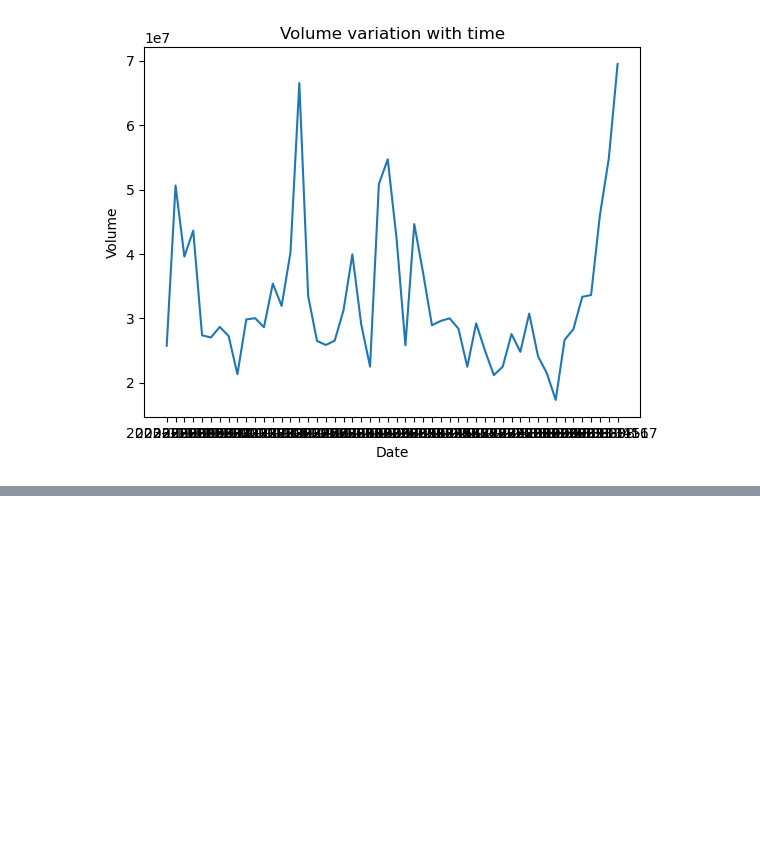
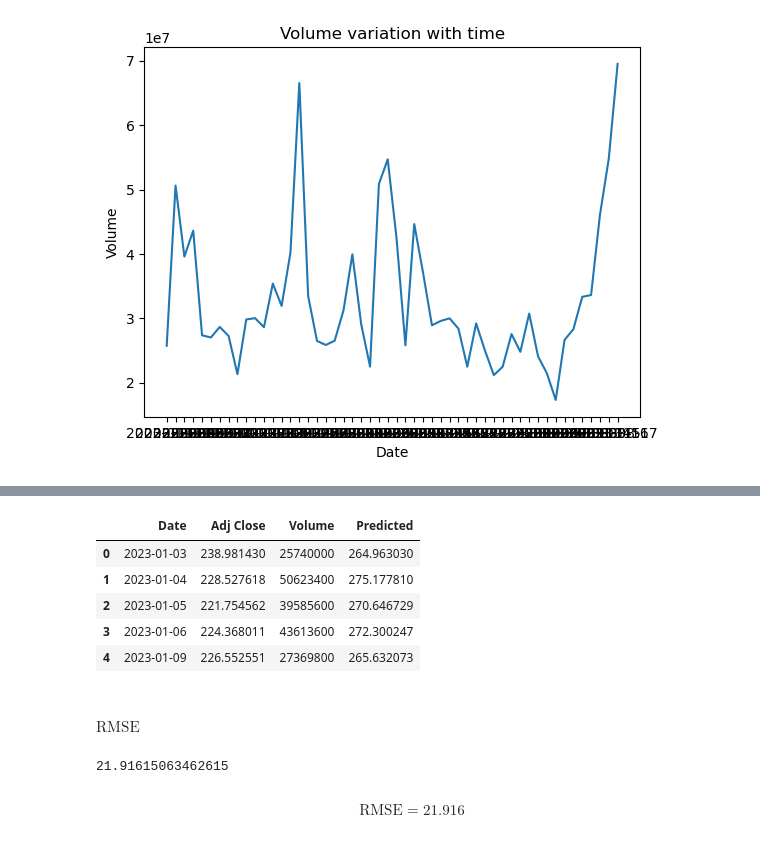
Before and after one commit to ssheersh/Quant-Club, a Jupyter notebook: Quant_Tasks.ipynb, the cells around one changed output, grey strips where cells are left out. Cells and saved outputs as stored; diff of their text form; code cells hidden in the pictures; blank space fills up the shorter version.

```diff
--- a/Quant_Tasks.ipynb
+++ b/Quant_Tasks.ipynb
@@ -377,0 +423,13 @@ plt.scatter(x,y)
+# %%
+predictions=p_0(x)
+pricevolumestest['Predicted']=predictions
+pricevolumestest.head()
+# %% [output]
+|  | Date | Adj Close | Volume | Predicted |
+| 0 | 2023-01-03 | 238.981430 | 25740000 | 264.963030 |
+| 1 | 2023-01-04 | 228.527618 | 50623400 | 275.177810 |
+| 2 | 2023-01-05 | 221.754562 | 39585600 | 270.646729 |
+| 3 | 2023-01-06 | 224.368011 | 43613600 | 272.300247 |
+| 4 | 2023-01-09 | 226.552551 | 27369800 | 265.632073 |
+# %% [markdown]
+#### $\text{RMSE}$
@@ -377,0 +445,8 @@ plt.scatter(x,y)
+# %%
+RMSE(predictions,pricevolumestest["Adj Close"])
+# %% [output]
+21.91615063462615
+# %% [markdown]
+$$
+\text{RMSE}=21.916
+$$
```
Also changed, not shown: parts of 24 cells of this notebook.
